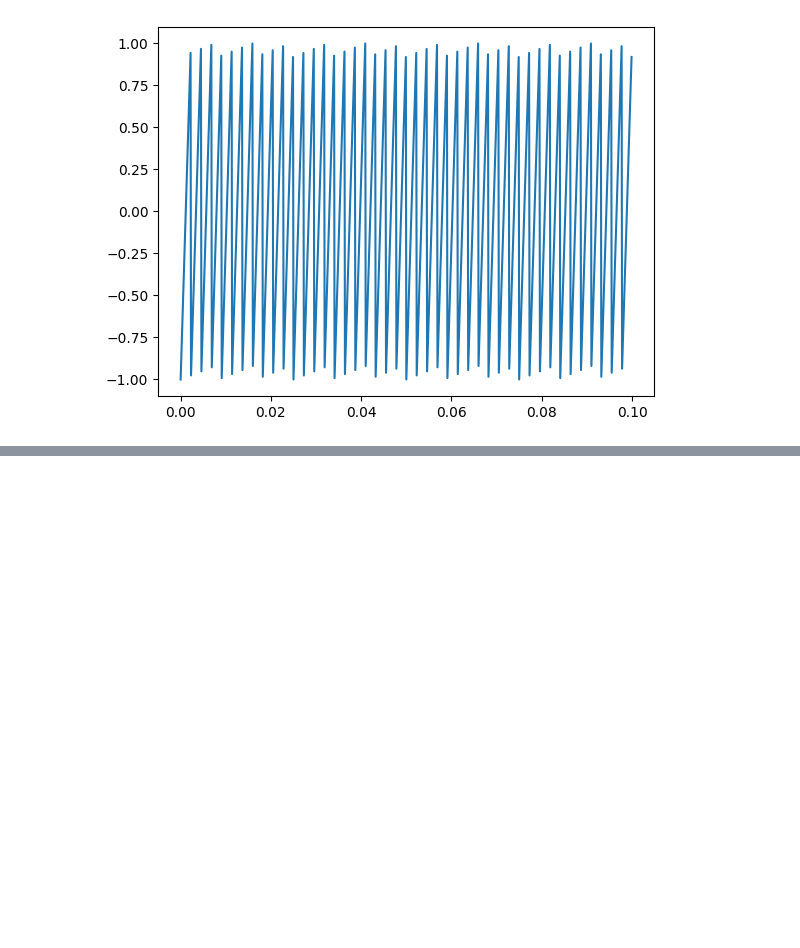
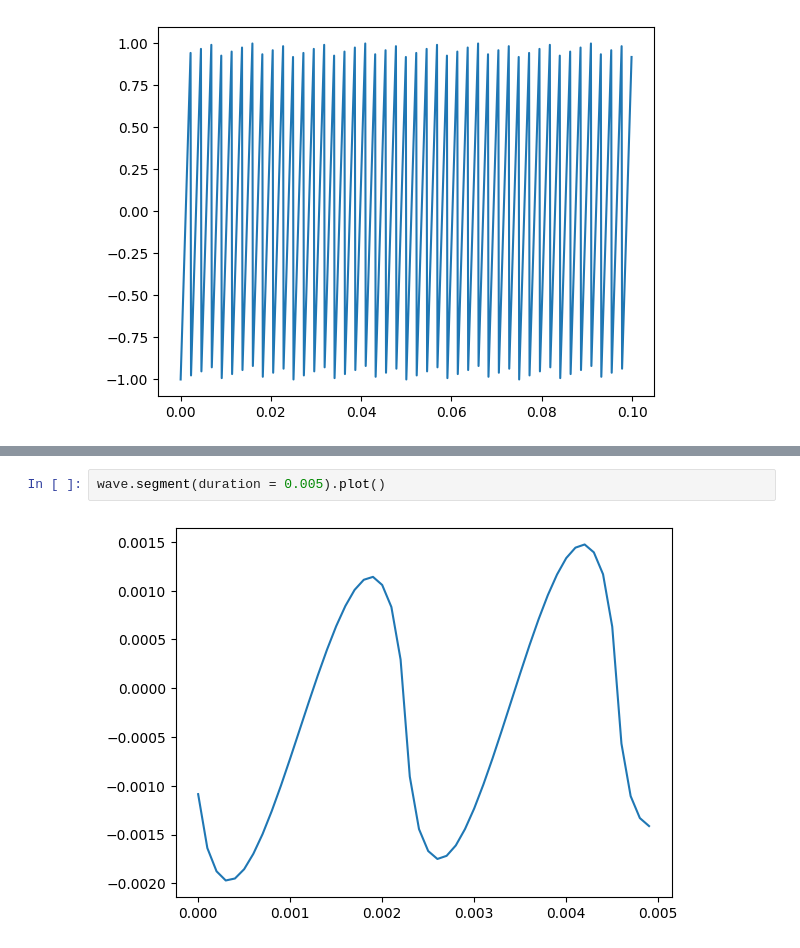
Before and after one commit to Ristavor/ThinkDSP, a Jupyter notebook: code/lab2.6.ipynb, the cells around one changed output, grey strips where cells are left out. Cells and saved outputs as stored; diff of their text form; blank space fills up the shorter version.

```diff
--- a/code/lab2.6.ipynb
+++ b/code/lab2.6.ipynb
@@ -22,0 +24,4 @@ wave.plot()
+# %%
+wave.segment(duration = 0.005).plot()
+# %% [output]
+[figure, added]
```
Also changed, not shown: parts of 1 cell of this notebook, 15 other files.
